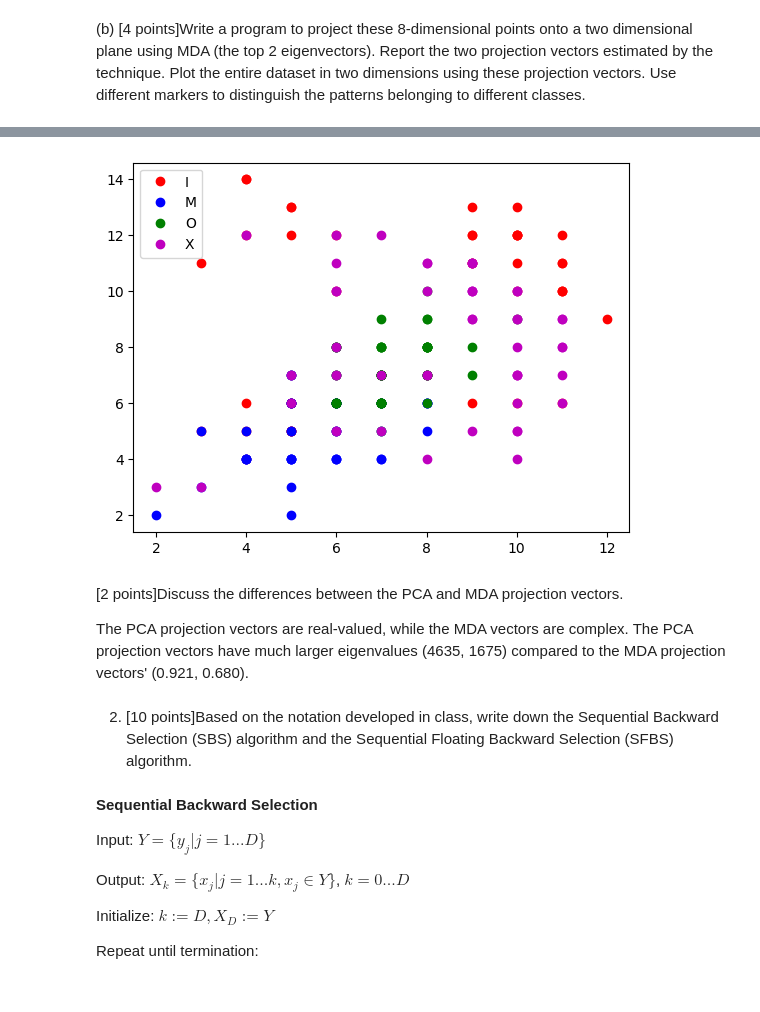
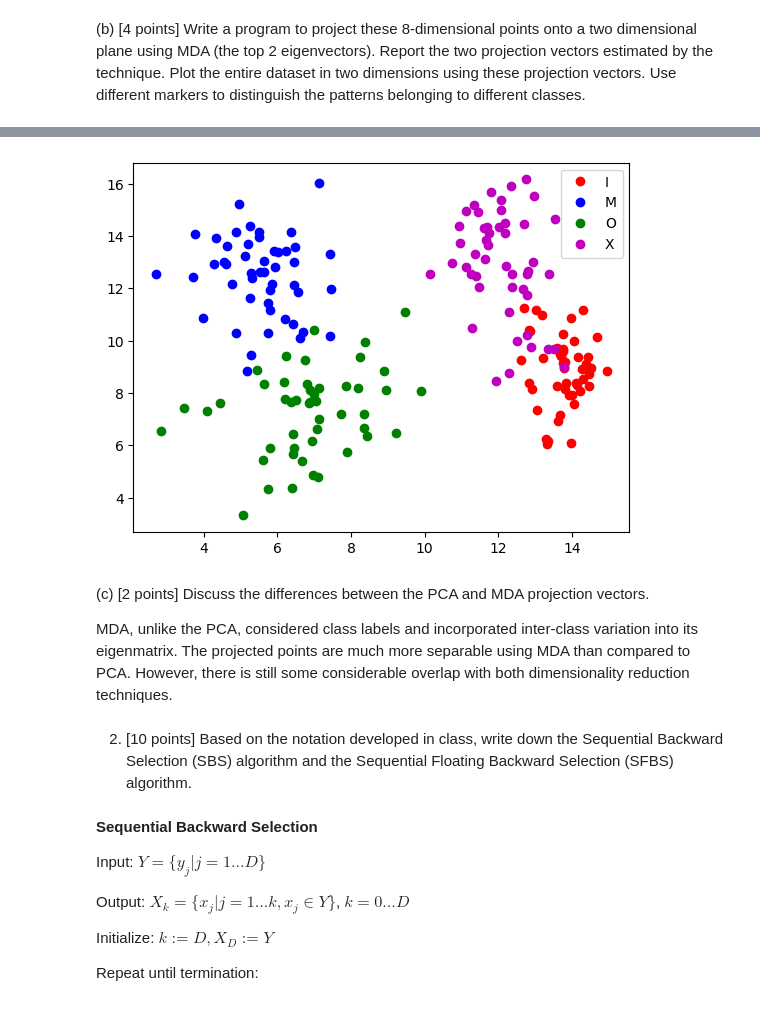
Before and after one commit to rikipls/CSE-802-Homework, a Jupyter notebook: hw4/hw4.ipynb, the cells around one changed output, grey strips where cells are left out. Drawn from its saved outputs; the diff is of its cells as text; code cells hidden in the pictures.

```diff
--- a/hw4/hw4.ipynb
+++ b/hw4/hw4.ipynb
@@ -22,22 +22,17 @@ imox_data = pd.read_fwf('imox_data.txt', header=None)
 labels = imox_data[8]
 imox_unlabeled = imox_data.drop(labels=8, axis=1)
 
-def get_mean(data: pd.DataFrame) -> np.ndarray:
-    return data.sum(axis=0).apply(lambda x: x / len(data)).to_numpy()
+global_mean = imox_unlabeled.mean(axis=0)
 
-global_mean = get_mean(imox_unlabeled)
+# Recall that Covariance_matrix = Scatter_Matrix / No. samples
+global_scatter = imox_unlabeled.cov() * len(imox_unlabeled.index)
 
-def get_scatter(mean: np.ndarray, data: pd.DataFrame) -> np.ndarray:
-    scatter = np.zeros((len(mean), len(mean)))
-    for vec in data.to_numpy():
-        x = np.atleast_2d(vec - global_mean)
-        scatter += x.T @ x
-    return scatter
+eig_val, eig_vec = np.linalg.eig(global_scatter.to_numpy())
 
-global_scatter = get_scatter(global_mean, imox_unlabeled)
+# eig_vec[:, i] corresponds to eig_val[i], so take transpose
+val_vec_pairs = list(zip(eig_val, eig_vec.T))
 
-eig_val, eig_vec = np.linalg.eigh(global_scatter)
-val_vec_pairs = list(zip(eig_val, eig_vec))
+# Sort by eigenvalue in descending order
 val_vec_pairs.sort(reverse=True, key=lambda pair: pair[0])
 
 top_2_vecs = val_vec_pairs[:2]
@@ -72,5 +90,5 @@ PCA projection vectors (column vectors):
 # %% [markdown]
-(b) [4 points]Write a program to project these 8-dimensional points onto a two dimensional plane
+(b) [4 points] Write a program to project these 8-dimensional points onto a two dimensional plane
 using MDA (the top 2 eigenvectors). Report the two projection vectors estimated by the technique.
 Plot the entire dataset in two dimensions using these projection vectors. Use different markers to
 distinguish the patterns belonging to different classes.
@@ -80,15 +98,15 @@ M_data = imox_data[imox_data[8] == 2].drop(labels=8, axis=1)
 O_data = imox_data[imox_data[8] == 3].drop(labels=8, axis=1)
 X_data = imox_data[imox_data[8] == 4].drop(labels=8, axis=1)
 
-I_mean = get_mean(I_data)
-M_mean = get_mean(M_data)
-O_mean = get_mean(O_data)
-X_mean = get_mean(X_data)
+I_mean = I_data.mean(axis=0)
+M_mean = M_data.mean(axis=0)
+O_mean = O_data.mean(axis=0)
+X_mean = X_data.mean(axis=0)
 
-I_scatter = get_scatter(I_mean, I_data)
-M_scatter = get_scatter(M_mean, M_data)
-O_scatter = get_scatter(O_mean, O_data)
-X_scatter = get_scatter(X_mean, X_data)
+I_scatter = I_data.cov() * len(I_data.index)
+M_scatter = M_data.cov() * len(M_data.index)
+O_scatter = O_data.cov() * len(O_data.index)
+X_scatter = X_data.cov() * len(X_data.index)
 
 within_class_scatter = I_scatter + M_scatter + O_scatter + X_scatter
 
@@ -96,35 +114,27 @@ between_class_scatter = np.zeros((len(global_mean), len(global_mean)))
 
 for data, mean in [(I_data, I_mean), (M_data, M_mean), (O_data, O_mean), (X_data, X_mean)]:
     x = np.atleast_2d(mean - global_mean)
-    between_class_scatter += len(data) * (x.T @ x)
+    between_class_scatter += len(data.index) * (x.T @ x)
 
-eig_val, eig_vec = np.linalg.eigh(np.linalg.inv(within_class_scatter)
+eig_val, eig_vec = np.linalg.eig(np.linalg.inv(within_class_scatter)
                                  @ between_class_scatter )
-val_vec_pairs = list(zip(eig_val, eig_vec))
+val_vec_pairs = list(zip(eig_val, eig_vec.T))
 val_vec_pairs.sort(reverse=True, key=lambda pair: pair[0])
 
 top_2_vecs = val_vec_pairs[:2]
-eigenmatrix = np.vstack((top_2_vecs[0][1], top_2_vecs[1][1]))
+
+# Imaginary parts are all 0i
+eigenmatrix = np.vstack((top_2_vecs[0][1], top_2_vecs[1][1])).real
 print(f'MDA projection vectors (column vectors):\n{eigenmatrix.T}')
 
 projected_points = []
 for i, vec in enumerate(imox_unlabeled.to_numpy()):
     projected_points.append((labels[i], eigenmatrix @ vec))
 
-# I_points = np.array([vec for i, vec in projected_points if i == 1])
-# M_points = np.array([vec for i, vec in projected_points if i == 2])
-# O_points = np.array([vec for i, vec in projected_points if i == 3])
-# X_points = np.array([vec for i, vec in projected_points if i == 4])
-# plt.plot(I_points[:, 0], I_points[:, 1], 'ro', label='I')
-# plt.plot(M_points[:, 0], M_points[:, 1], 'bo', label='M')
-# plt.plot(O_points[:, 0], O_points[:, 1], 'go', label='O')
-# plt.plot(X_points[:, 0], X_points[:, 1], 'mo', label='X')
-# plt.legend()
-# plt.show()
-I_points = I_data.to_numpy()
-M_points = M_data.to_numpy()
-O_points = O_data.to_numpy()
-X_points = X_data.to_numpy()
+I_points = np.array([vec for i, vec in projected_points if i == 1])
+M_points = np.array([vec for i, vec in projected_points if i == 2])
+O_points = np.array([vec for i, vec in projected_points if i == 3])
+X_points = np.array([vec for i, vec in projected_points if i == 4])
 plt.plot(I_points[:, 0], I_points[:, 1], 'ro', label='I')
 plt.plot(M_points[:, 0], M_points[:, 1], 'bo', label='M')
 plt.plot(O_points[:, 0], O_points[:, 1], 'go', label='O')
@@ -144,10 +154,10 @@ MDA projection vectors (column vectors):
-[figure, old version]
+[figure, new version]
-# %% [markdown]
-[2 points]Discuss the differences between the PCA and MDA projection vectors.
-
-The PCA projection vectors are real-valued, while the MDA vectors are complex. The PCA projection vectors have much larger eigenvalues (4635, 1675) compared to the MDA projection vectors' (0.921, 0.680).
+# %% [markdown]
+(c) [2 points] Discuss the differences between the PCA and MDA projection vectors.
+
+MDA, unlike the PCA, considered class labels and incorporated inter-class variation into its eigenmatrix. The projected points are much more separable using MDA than compared to PCA. However, there is still some considerable overlap with both dimensionality reduction techniques.
 # %% [markdown]
-2. [10 points]Based on the notation developed in class, write down the Sequential Backward Selection
+2. [10 points] Based on the notation developed in class, write down the Sequential Backward Selection
 (SBS) algorithm and the Sequential Floating Backward Selection (SFBS) algorithm.
 # %% [markdown]
 **Sequential Backward Selection**
```
Also changed, not shown: parts of 15 cells of this notebook.
